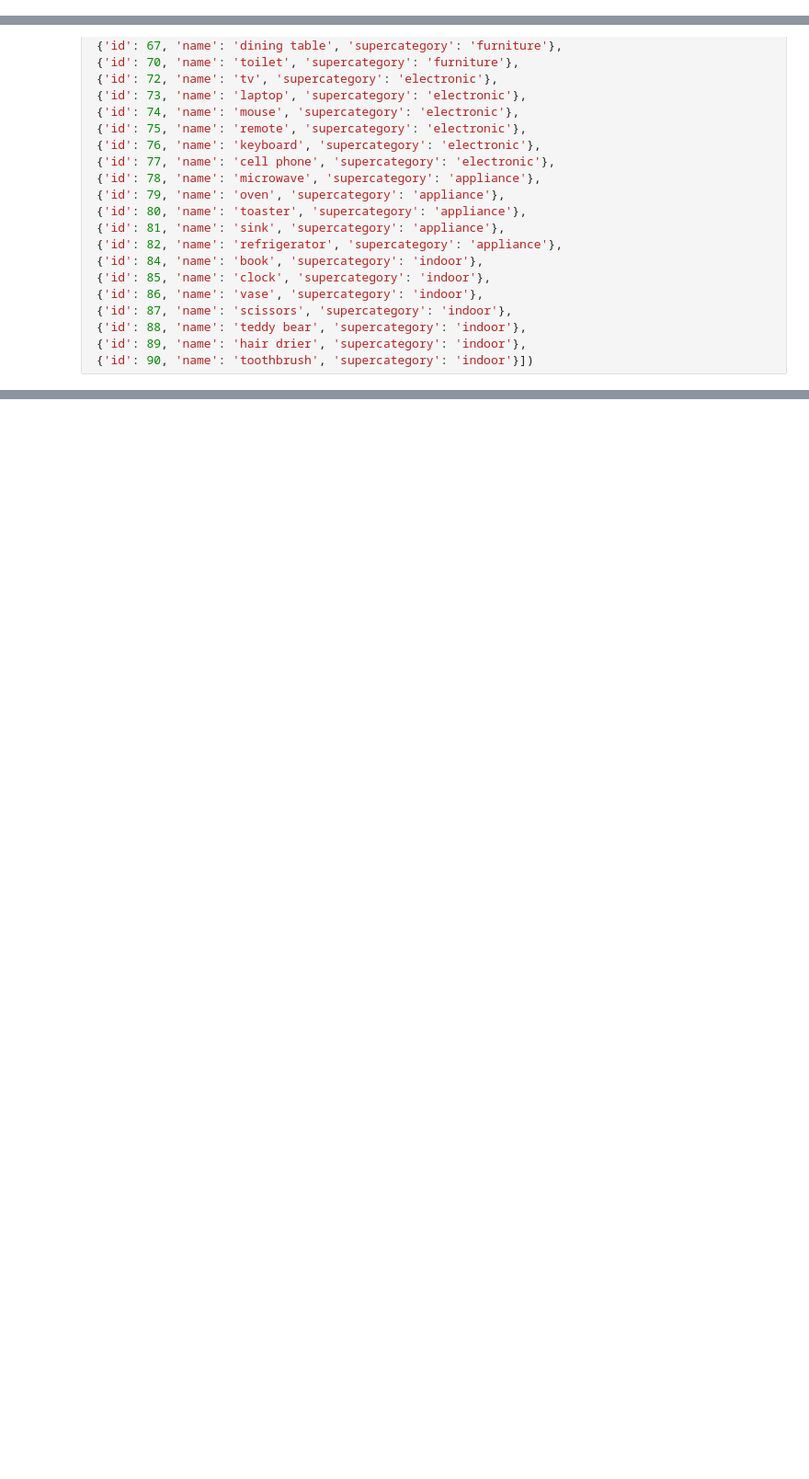
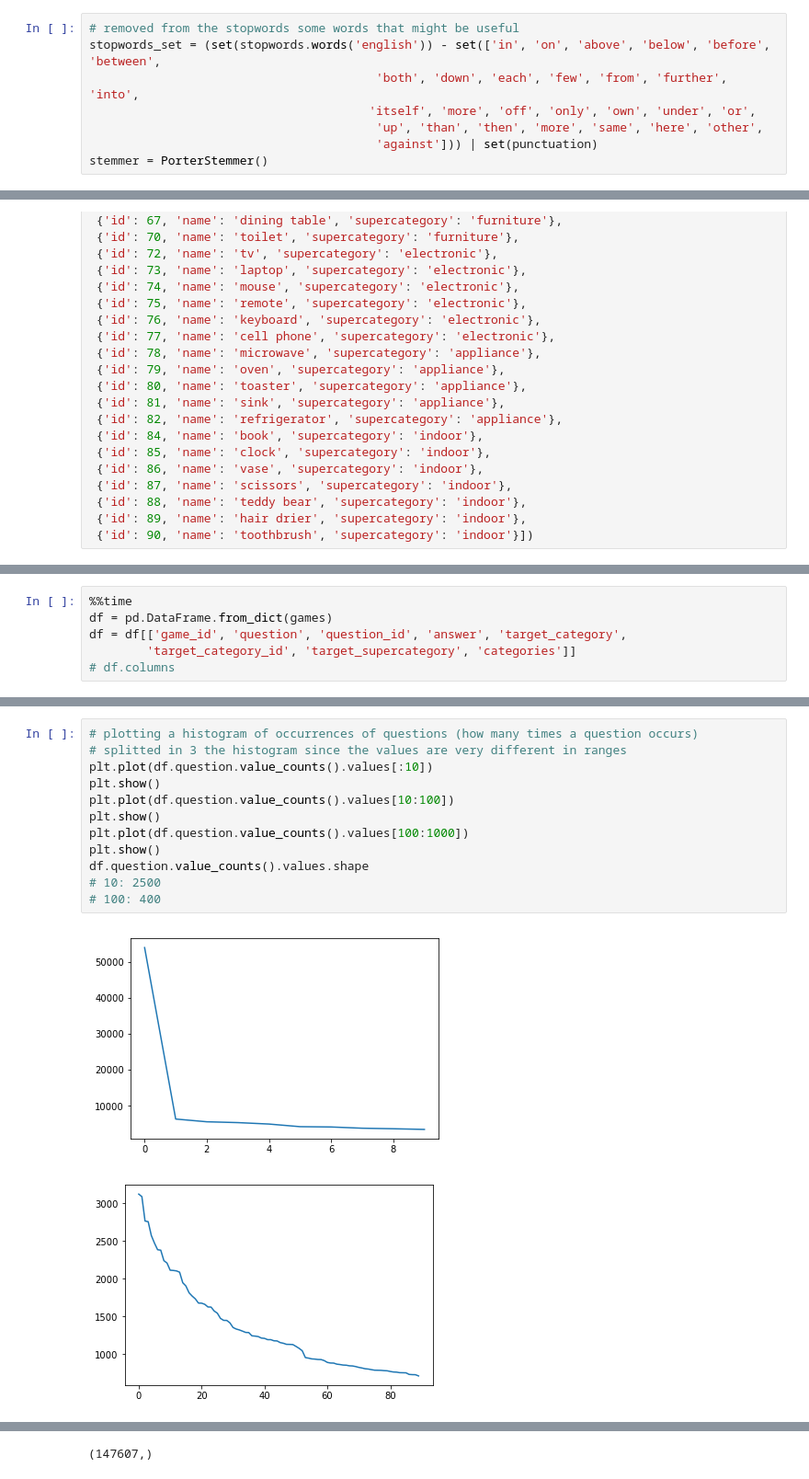
Before and after one commit to askliar/guess-what-project, a Jupyter notebook: src/statistics/statistics.ipynb, the cells around one changed output, grey strips where cells are left out. Shown: that part at 92% size. Saved outputs shown, nothing was run; the diff lists cells and outputs as text; blank space fills up the shorter version.

```diff
--- a/src/statistics/statistics.ipynb
+++ b/src/statistics/statistics.ipynb
@@ -11,3 +21,11 @@ from PIL import Image as PImage
+# %%
+# removed from the stopwords some words that might be useful
+stopwords_set = (set(stopwords.words('english')) - set(['in', 'on', 'above', 'below', 'before', 'between',
+                                        'both', 'down', 'each', 'few', 'from', 'further', 'into',
+                                       'itself', 'more', 'off', 'only', 'own', 'under', 'or',
+                                        'up', 'than', 'then', 'more', 'same', 'here', 'other',
+                                        'against'])) | set(punctuation)
+stemmer = PorterStemmer()
 # %%
 df_categories = pd.DataFrame.from_dict([{'id': 1, 'name': 'person', 'supercategory': 'person'},
  {'id': 2, 'name': 'bicycle', 'supercategory': 'vehicle'},
@@ -137,0 +356,6 @@ df = df[['game_id', 'question', 'question_id', 'answer', 'target_category',
+# %%
+%%time
+df = pd.DataFrame.from_dict(games)
+df = df[['game_id', 'question', 'question_id', 'answer', 'target_category',
+        'target_category_id', 'target_supercategory', 'categories']]
+# df.columns
@@ -137,0 +370,15 @@ df = df[['game_id', 'question', 'question_id', 'answer', 'target_category',
+# %%
+# plotting a histogram of occurrences of questions (how many times a question occurs)
+# splitted in 3 the histogram since the values are very different in ranges
+plt.plot(df.question.value_counts().values[:10])
+plt.show()
+plt.plot(df.question.value_counts().values[10:100])
+plt.show()
+plt.plot(df.question.value_counts().values[100:1000])
+plt.show()
+df.question.value_counts().values.shape
+# 10: 2500
+# 100: 400
+# %% [output]
+[figure, added]
+[figure, added]
@@ -137,0 +386 @@ df = df[['game_id', 'question', 'question_id', 'answer', 'target_category',
+(147607,)
```
Also changed, not shown: parts of 41 cells of this notebook.
